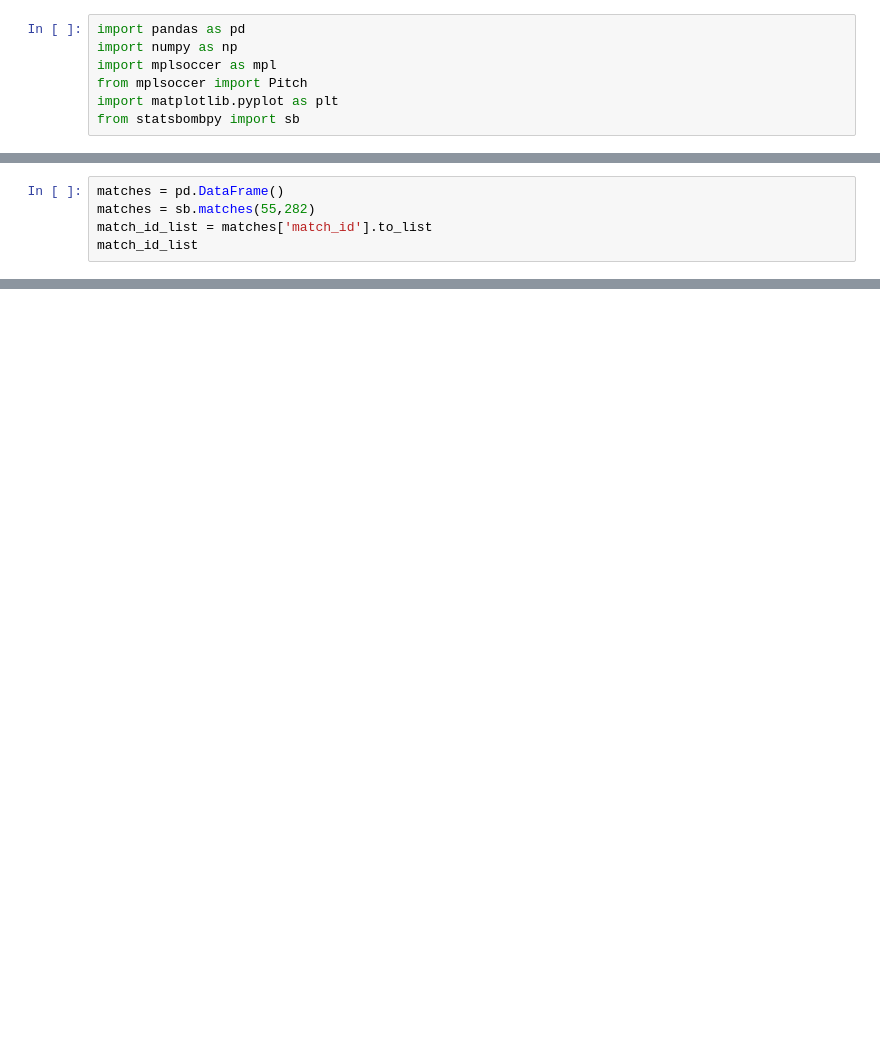
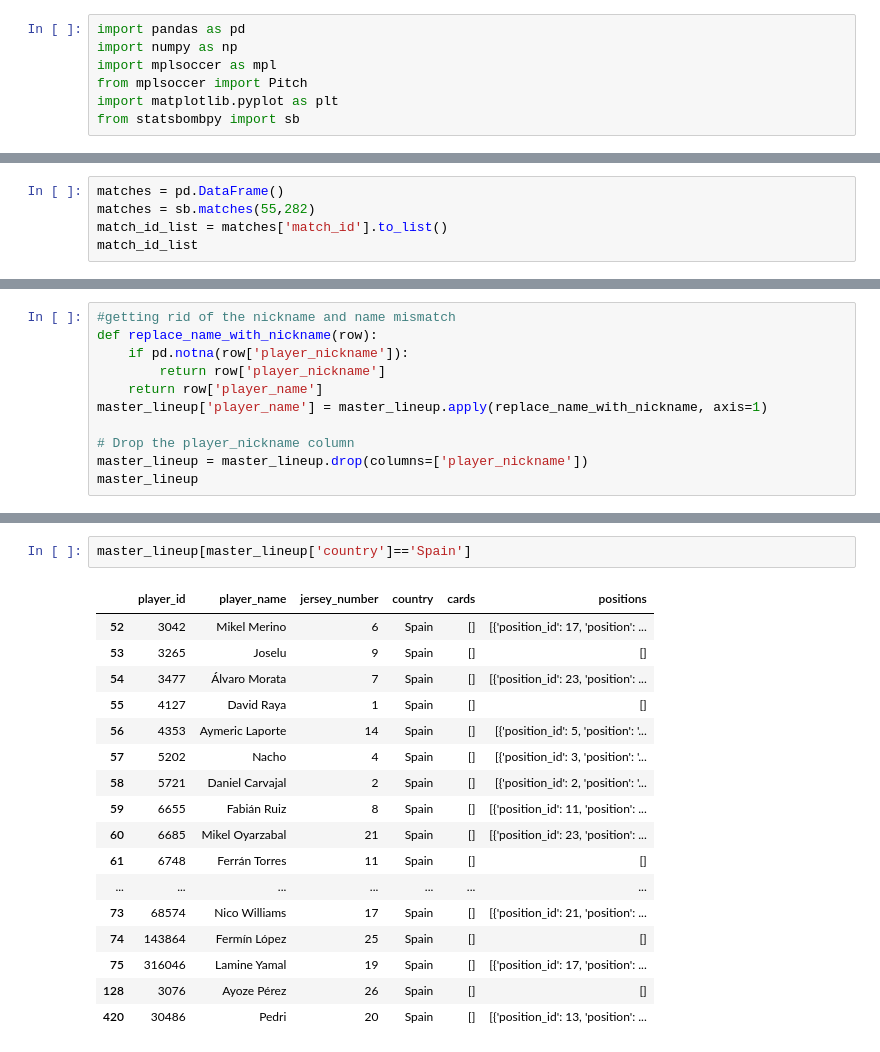
Before and after one commit to angqd/FootballVisualisations, a Jupyter notebook: tournament_prog_pass.ipynb, the cells around one changed output, grey strips where cells are left out. Saved outputs shown, nothing was run; the diff lists cells and outputs as text; blank space fills up the shorter version.

```diff
--- a/tournament_prog_pass.ipynb
+++ b/tournament_prog_pass.ipynb
@@ -11,6 +10,6 @@ and then we can figure what visualisations we want to generate from that
 # %%
 matches = pd.DataFrame()
 matches = sb.matches(55,282)
-match_id_list = matches['match_id'].to_list
+match_id_list = matches['match_id'].to_list()
 match_id_list
 # %% [output]
@@ -30,0 +60,11 @@ TypeError: 'method' object is not subscriptable
+# %%
+#getting rid of the nickname and name mismatch
+def replace_name_with_nickname(row):
+    if pd.notna(row['player_nickname']):
+        return row['player_nickname']
+    return row['player_name']
+master_lineup['player_name'] = master_lineup.apply(replace_name_with_nickname, axis=1)
+
+# Drop the player_nickname column
+master_lineup = master_lineup.drop(columns=['player_nickname'])
+master_lineup
@@ -30,0 +85,20 @@ TypeError: 'method' object is not subscriptable
+# %%
+master_lineup[master_lineup['country']=='Spain']
+# %% [output]
+|  | player_id | player_name | jersey_number | country | cards | positions |
+| 52 | 3042 | Mikel Merino | 6 | Spain | [] | [{'position_id': 17, 'position': ... |
+| 53 | 3265 | Joselu | 9 | Spain | [] | [] |
+| 54 | 3477 | Álvaro Morata | 7 | Spain | [] | [{'position_id': 23, 'position': ... |
+| 55 | 4127 | David Raya | 1 | Spain | [] | [] |
+| 56 | 4353 | Aymeric Laporte | 14 | Spain | [] | [{'position_id': 5, 'position': '... |
+| 57 | 5202 | Nacho | 4 | Spain | [] | [{'position_id': 3, 'position': '... |
+| 58 | 5721 | Daniel Carvajal | 2 | Spain | [] | [{'position_id': 2, 'position': '... |
+| 59 | 6655 | Fabián Ruiz | 8 | Spain | [] | [{'position_id': 11, 'position': ... |
+| 60 | 6685 | Mikel Oyarzabal | 21 | Spain | [] | [{'position_id': 23, 'position': ... |
+| 61 | 6748 | Ferrán Torres | 11 | Spain | [] | [] |
+| ... | ... | ... | ... | ... | ... | ... |
+| 73 | 68574 | Nico Williams | 17 | Spain | [] | [{'position_id': 21, 'position': ... |
+| 74 | 143864 | Fermín López | 25 | Spain | [] | [] |
+| 75 | 316046 | Lamine Yamal | 19 | Spain | [] | [{'position_id': 17, 'position': ... |
+| 128 | 3076 | Ayoze Pérez | 26 | Spain | [] | [] |
+| 420 | 30486 | Pedri | 20 | Spain | [] | [{'position_id': 13, 'position': ... |
```
Also changed, not shown: parts of 15 cells of this notebook, 5 other files.
